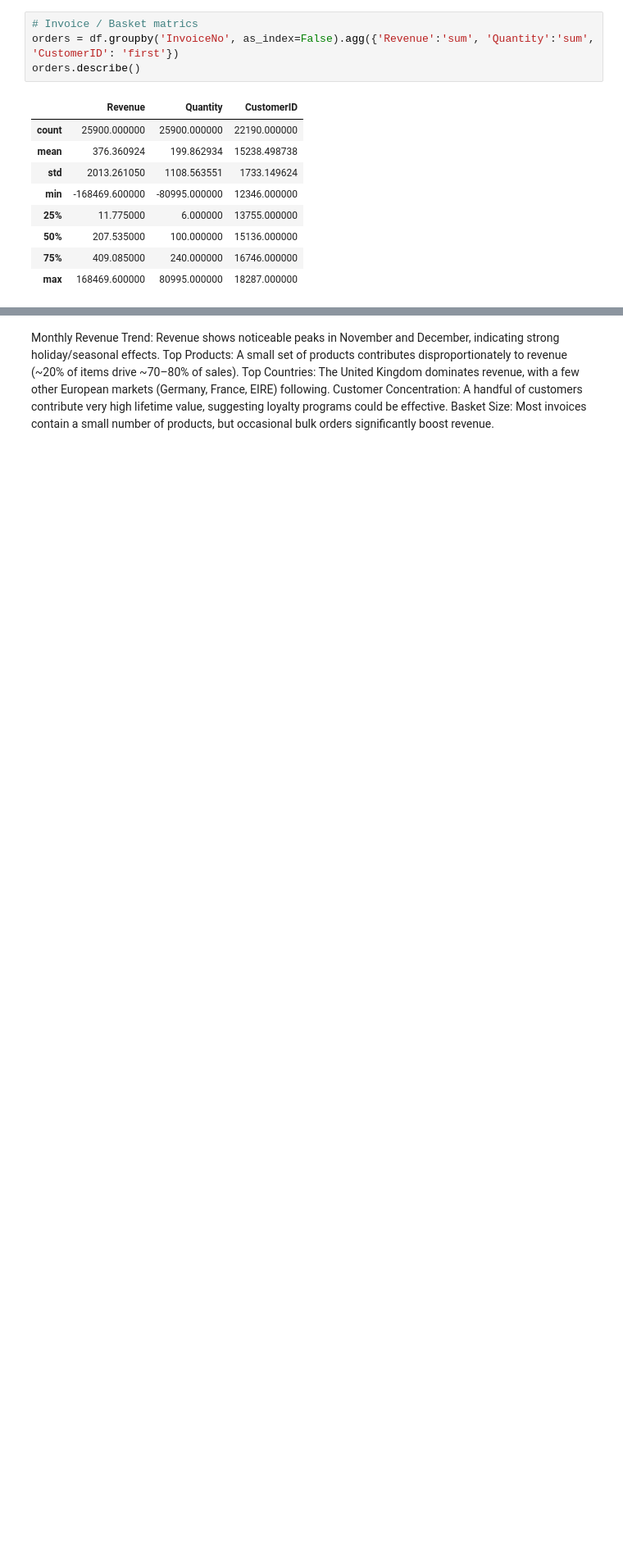
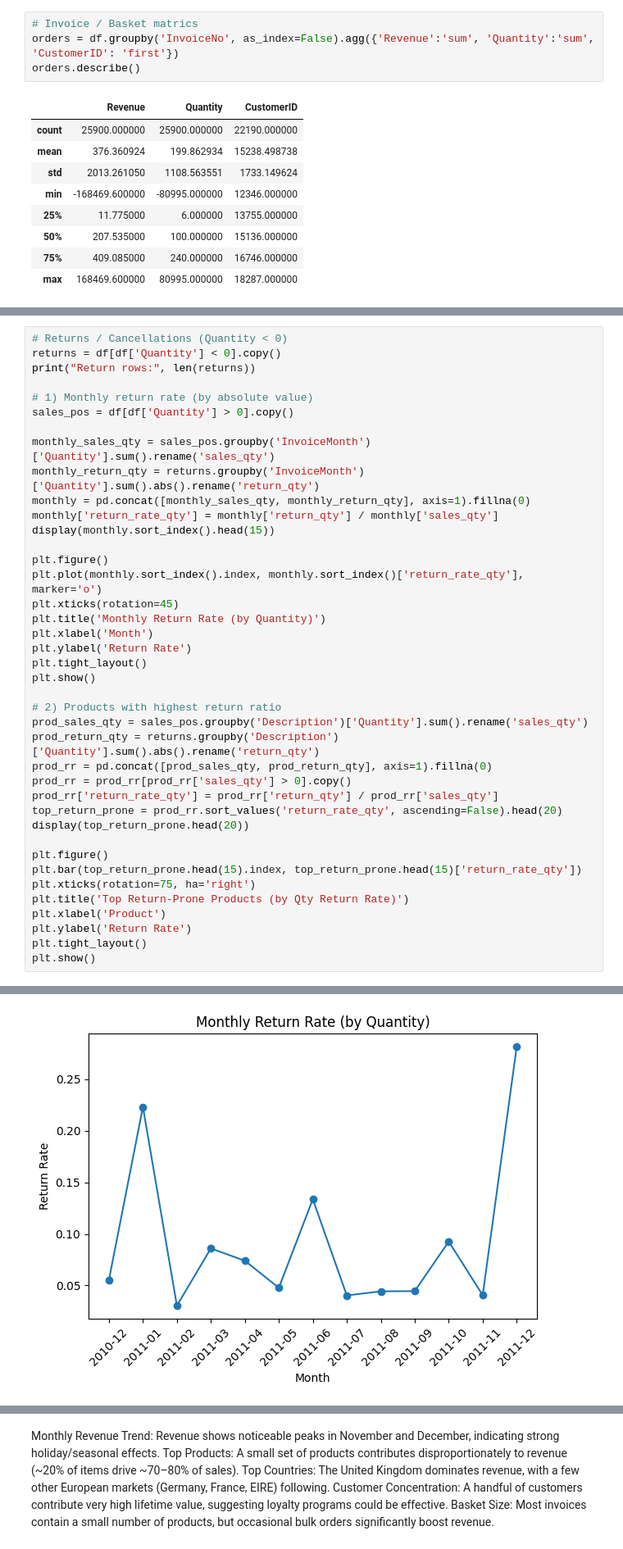
Before and after one commit to md-sarwar-jahan/Ecommerce_analysis, a Jupyter notebook: ecommerce-analysis.ipynb, the cells around one changed output, grey strips where cells are left out. Shown at 82% size. Saved outputs shown, nothing was run; the diff lists cells and outputs as text; blank space fills up the shorter version.

```diff
--- a/ecommerce-analysis.ipynb
+++ b/ecommerce-analysis.ipynb
@@ -173,0 +338,41 @@ orders.describe()
+# %%
+# Returns / Cancellations (Quantity < 0)
+returns = df[df['Quantity'] < 0].copy()
+print("Return rows:", len(returns))
+
+# 1) Monthly return rate (by absolute value)
+sales_pos = df[df['Quantity'] > 0].copy()
+
+monthly_sales_qty = sales_pos.groupby('InvoiceMonth')['Quantity'].sum().rename('sales_qty')
+monthly_return_qty = returns.groupby('InvoiceMonth')['Quantity'].sum().abs().rename('return_qty')
+monthly = pd.concat([monthly_sales_qty, monthly_return_qty], axis=1).fillna(0)
+monthly['return_rate_qty'] = monthly['return_qty'] / monthly['sales_qty']
+display(monthly.sort_index().head(15))
+
+plt.figure()
+plt.plot(monthly.sort_index().index, monthly.sort_index()['return_rate_qty'], marker='o')
+plt.xticks(rotation=45)
+plt.title('Monthly Return Rate (by Quantity)')
+plt.xlabel('Month')
+plt.ylabel('Return Rate')
+plt.tight_layout()
+plt.show()
+
+# 2) Products with highest return ratio
+prod_sales_qty = sales_pos.groupby('Description')['Quantity'].sum().rename('sales_qty')
+prod_return_qty = returns.groupby('Description')['Quantity'].sum().abs().rename('return_qty')
+prod_rr = pd.concat([prod_sales_qty, prod_return_qty], axis=1).fillna(0)
+prod_rr = prod_rr[prod_rr['sales_qty'] > 0].copy()
+prod_rr['return_rate_qty'] = prod_rr['return_qty'] / prod_rr['sales_qty']
+top_return_prone = prod_rr.sort_values('return_rate_qty', ascending=False).head(20)
+display(top_return_prone.head(20))
+
+plt.figure()
+plt.bar(top_return_prone.head(15).index, top_return_prone.head(15)['return_rate_qty'])
+plt.xticks(rotation=75, ha='right')
+plt.title('Top Return-Prone Products (by Qty Return Rate)')
+plt.xlabel('Product')
+plt.ylabel('Return Rate')
+plt.tight_layout()
+plt.show()
+# %% [output]
@@ -173,0 +395 @@ orders.describe()
+[figure, added]
```
Also changed, not shown: parts of 6 cells of this notebook.
